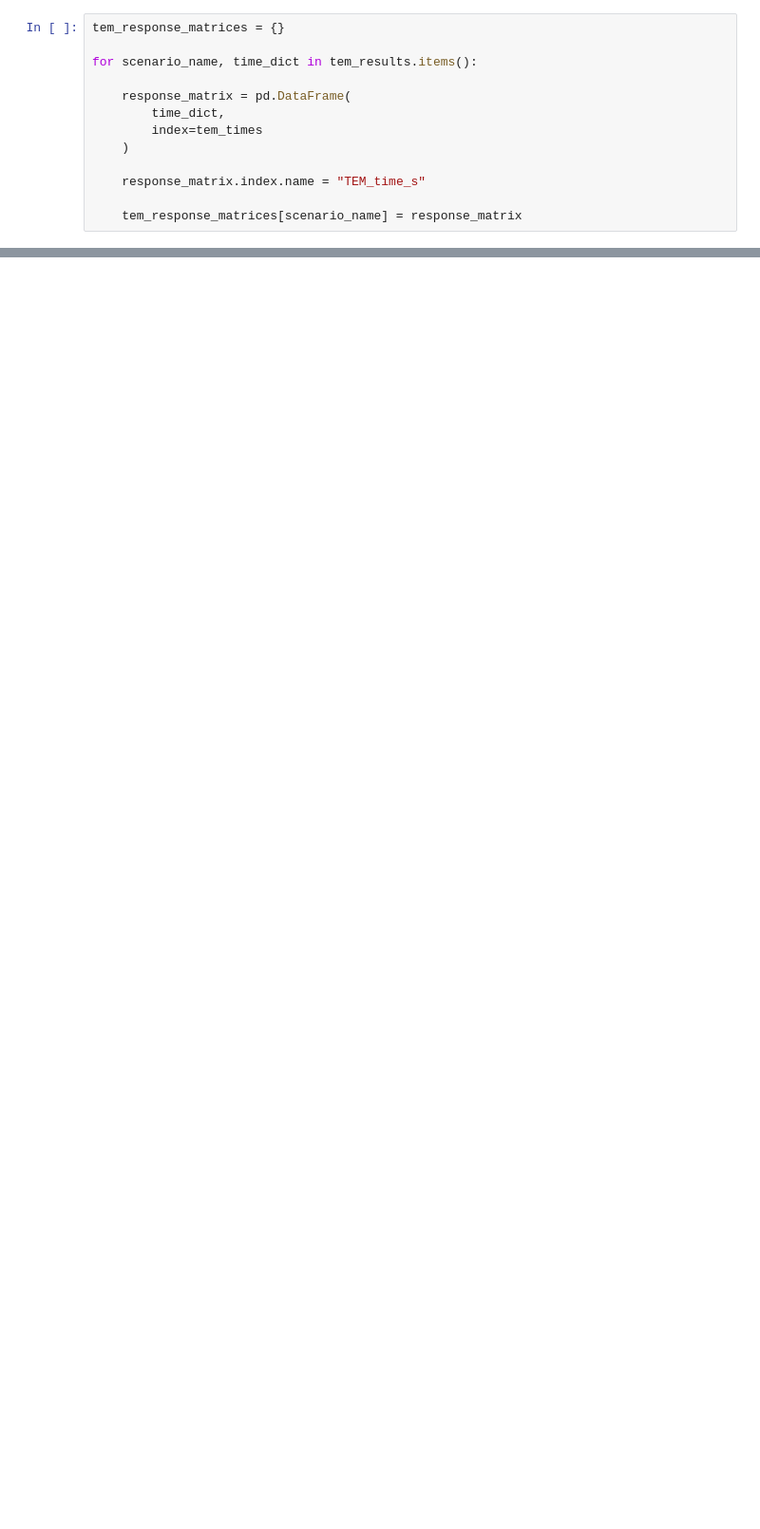
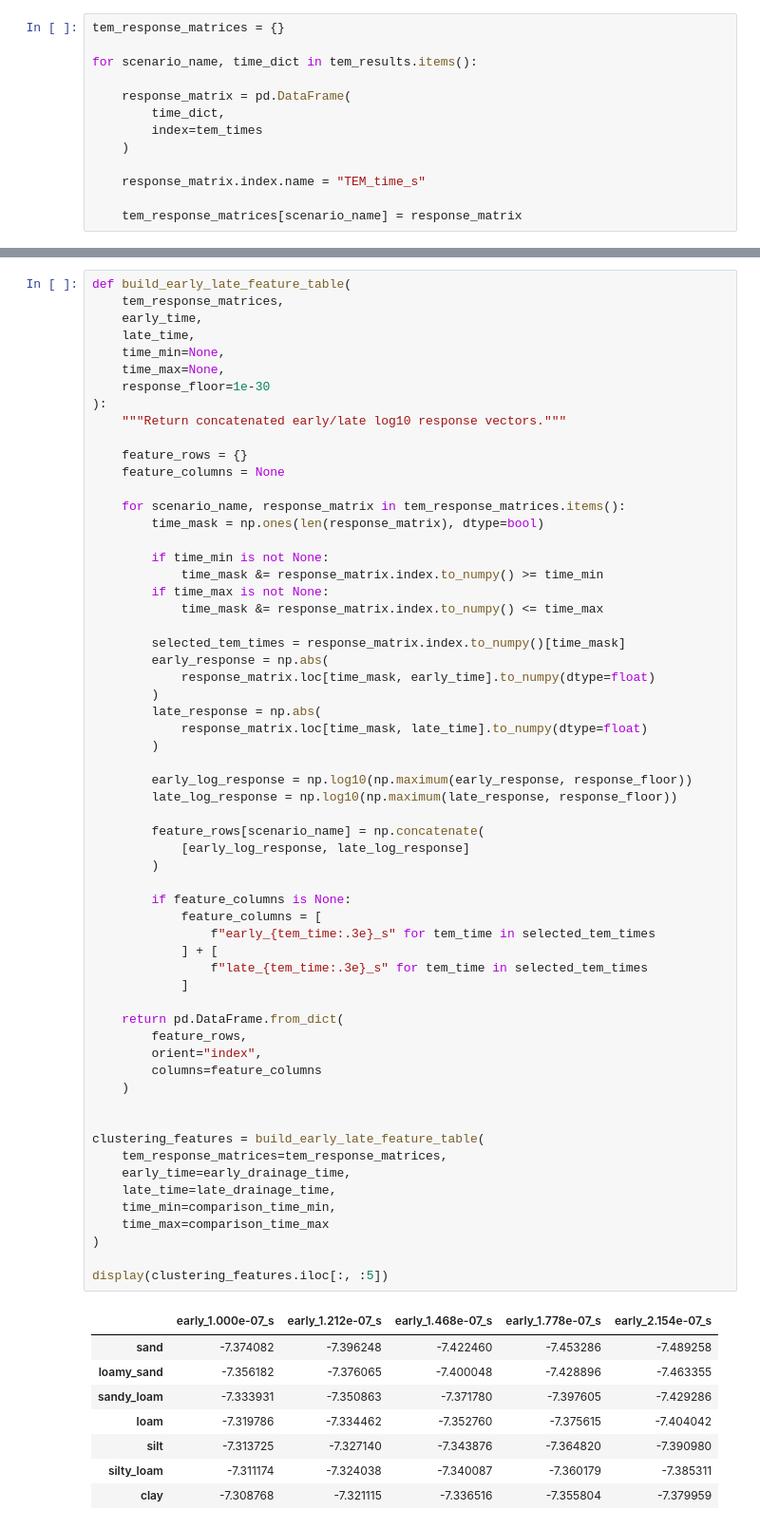
Before and after one commit to natalieyurek-cloud/TDEM_Thesis_Yurek, a Jupyter notebook: Analytical_ForwardModel.ipynb, the cells around one changed output, grey strips where cells are left out. Shown at 95% size. Drawn from its saved outputs; the diff is of its cells as text; blank space fills up the shorter version.

```diff
--- a/Analytical_ForwardModel.ipynb
+++ b/Analytical_ForwardModel.ipynb
@@ -672,0 +692,69 @@ For now, we are only looking for TDEM Response for clustering 6/19/26
+# %%
+def build_early_late_feature_table(
+    tem_response_matrices,
+    early_time,
+    late_time,
+    time_min=None,
+    time_max=None,
+    response_floor=1e-30
+):
+    """Return concatenated early/late log10 response vectors."""
+
+    feature_rows = {}
+    feature_columns = None
+
+    for scenario_name, response_matrix in tem_response_matrices.items():
+        time_mask = np.ones(len(response_matrix), dtype=bool)
+
+        if time_min is not None:
+            time_mask &= response_matrix.index.to_numpy() >= time_min
+        if time_max is not None:
+            time_mask &= response_matrix.index.to_numpy() <= time_max
+
+        selected_tem_times = response_matrix.index.to_numpy()[time_mask]
+        early_response = np.abs(
+            response_matrix.loc[time_mask, early_time].to_numpy(dtype=float)
+        )
+        late_response = np.abs(
+            response_matrix.loc[time_mask, late_time].to_numpy(dtype=float)
+        )
+
+        early_log_response = np.log10(np.maximum(early_response, response_floor))
+        late_log_response = np.log10(np.maximum(late_response, response_floor))
+
+        feature_rows[scenario_name] = np.concatenate(
+            [early_log_response, late_log_response]
+        )
+
+        if feature_columns is None:
+            feature_columns = [
+                f"early_{tem_time:.3e}_s" for tem_time in selected_tem_times
+            ] + [
+                f"late_{tem_time:.3e}_s" for tem_time in selected_tem_times
+            ]
+
+    return pd.DataFrame.from_dict(
+        feature_rows,
+        orient="index",
+        columns=feature_columns
+    )
+
+
+clustering_features = build_early_late_feature_table(
+    tem_response_matrices=tem_response_matrices,
+    early_time=early_drainage_time,
+    late_time=late_drainage_time,
+    time_min=comparison_time_min,
+    time_max=comparison_time_max
+)
+
+display(clustering_features.iloc[:, :5])
+# %% [output]
+|  | early_1.000e-07_s | early_1.212e-07_s | early_1.468e-07_s | early_1.778e-07_s | early_2.154e-07_s |
+| sand | -7.374082 | -7.396248 | -7.422460 | -7.453286 | -7.489258 |
+| loamy_sand | -7.356182 | -7.376065 | -7.400048 | -7.428896 | -7.463355 |
+| sandy_loam | -7.333931 | -7.350863 | -7.371780 | -7.397605 | -7.429286 |
+| loam | -7.319786 | -7.334462 | -7.352760 | -7.375615 | -7.404042 |
+| silt | -7.313725 | -7.327140 | -7.343876 | -7.364820 | -7.390980 |
+| silty_loam | -7.311174 | -7.324038 | -7.340087 | -7.360179 | -7.385311 |
+| clay | -7.308768 | -7.321115 | -7.336516 | -7.355804 | -7.379959 |
```
Also changed, not shown: parts of 64 cells of this notebook.
